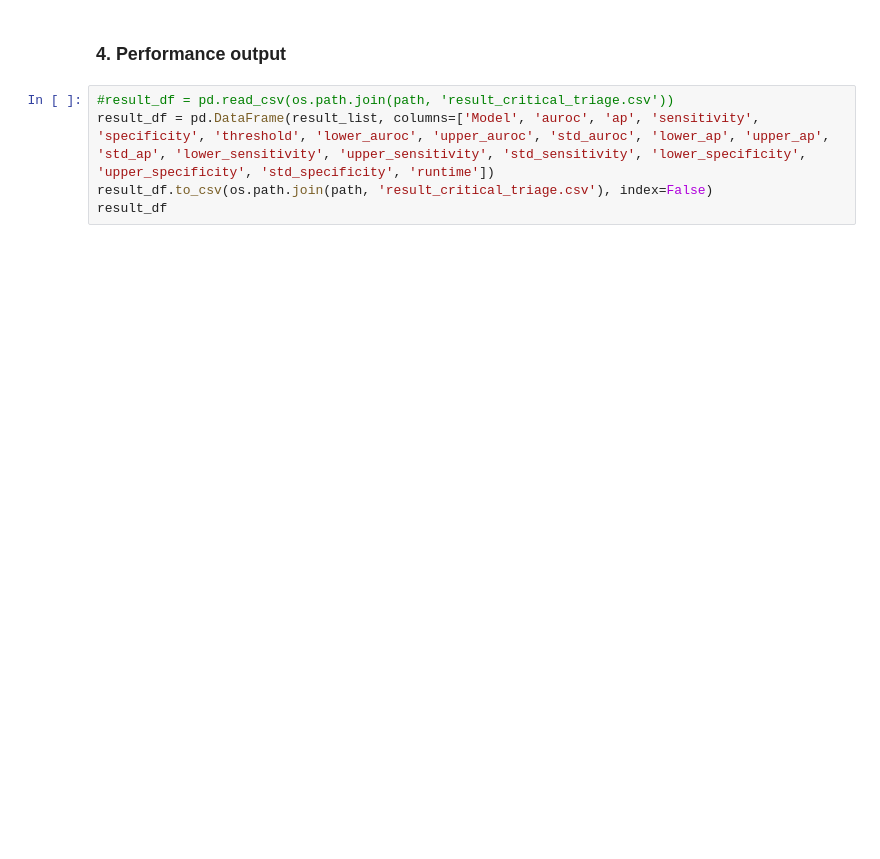
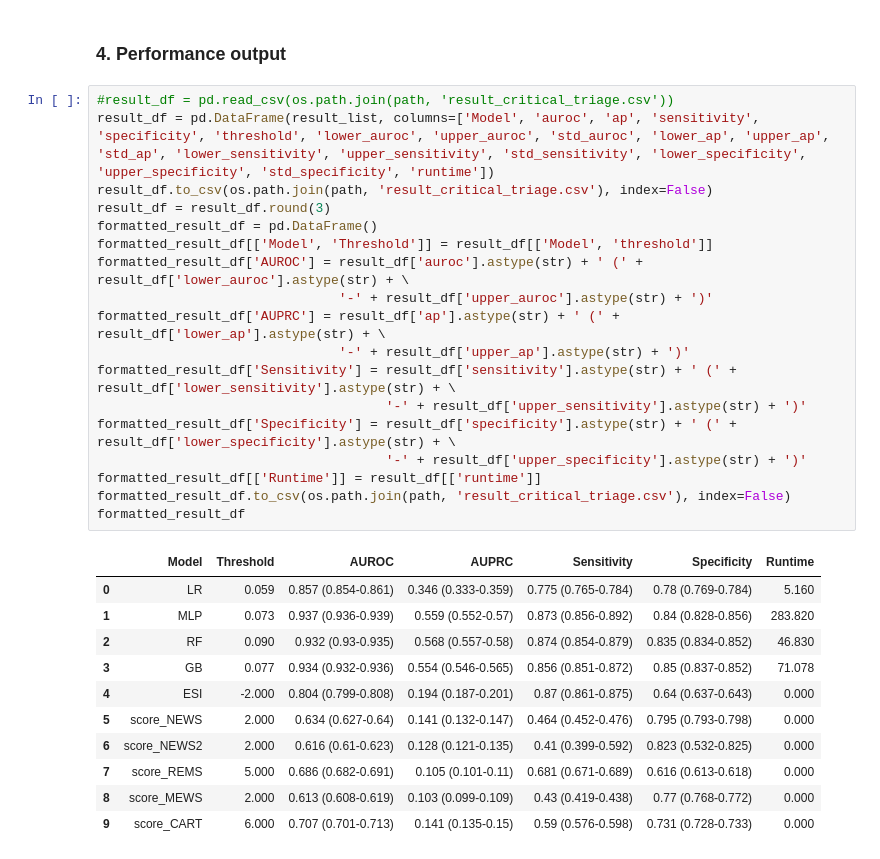
Before and after one commit to nliulab/mimic4ed-benchmark, a Jupyter notebook: Benchmark_scripts/Model_critical_triage_disposition.ipynb, the cells around one changed output. Drawn from its saved outputs; the diff is of its cells as text; blank space fills up the shorter version.

```diff
--- a/Benchmark_scripts/Model_critical_triage_disposition.ipynb
+++ b/Benchmark_scripts/Model_critical_triage_disposition.ipynb
@@ -276,8 +332,33 @@ get_score_performance("score_CART")
 # %%
 #result_df = pd.read_csv(os.path.join(path, 'result_critical_triage.csv'))
 result_df = pd.DataFrame(result_list, columns=['Model', 'auroc', 'ap', 'sensitivity', 'specificity', 'threshold', 'lower_auroc', 'upper_auroc', 'std_auroc', 'lower_ap', 'upper_ap', 'std_ap', 'lower_sensitivity', 'upper_sensitivity', 'std_sensitivity', 'lower_specificity', 'upper_specificity', 'std_specificity', 'runtime'])
 result_df.to_csv(os.path.join(path, 'result_critical_triage.csv'), index=False)
-result_df
+result_df = result_df.round(3)
+formatted_result_df = pd.DataFrame()
+formatted_result_df[['Model', 'Threshold']] = result_df[['Model', 'threshold']]
+formatted_result_df['AUROC'] = result_df['auroc'].astype(str) + ' (' + result_df['lower_auroc'].astype(str) + \
+                               '-' + result_df['upper_auroc'].astype(str) + ')'
+formatted_result_df['AUPRC'] = result_df['ap'].astype(str) + ' (' + result_df['lower_ap'].astype(str) + \
+                               '-' + result_df['upper_ap'].astype(str) + ')'
+formatted_result_df['Sensitivity'] = result_df['sensitivity'].astype(str) + ' (' + result_df['lower_sensitivity'].astype(str) + \
+                                     '-' + result_df['upper_sensitivity'].astype(str) + ')'
+formatted_result_df['Specificity'] = result_df['specificity'].astype(str) + ' (' + result_df['lower_specificity'].astype(str) + \
+                                     '-' + result_df['upper_specificity'].astype(str) + ')'
+formatted_result_df[['Runtime']] = result_df[['runtime']]
+formatted_result_df.to_csv(os.path.join(path, 'result_critical_triage.csv'), index=False)
+formatted_result_df
+# %% [output]
+|  | Model | Threshold | AUROC | AUPRC | Sensitivity | Specificity | Runtime |
+| 0 | LR | 0.059 | 0.857 (0.854-0.861) | 0.346 (0.333-0.359) | 0.775 (0.765-0.784) | 0.78 (0.769-0.784) | 5.160 |
+| 1 | MLP | 0.073 | 0.937 (0.936-0.939) | 0.559 (0.552-0.57) | 0.873 (0.856-0.892) | 0.84 (0.828-0.856) | 283.820 |
+| 2 | RF | 0.090 | 0.932 (0.93-0.935) | 0.568 (0.557-0.58) | 0.874 (0.854-0.879) | 0.835 (0.834-0.852) | 46.830 |
+| 3 | GB | 0.077 | 0.934 (0.932-0.936) | 0.554 (0.546-0.565) | 0.856 (0.851-0.872) | 0.85 (0.837-0.852) | 71.078 |
+| 4 | ESI | -2.000 | 0.804 (0.799-0.808) | 0.194 (0.187-0.201) | 0.87 (0.861-0.875) | 0.64 (0.637-0.643) | 0.000 |
+| 5 | score_NEWS | 2.000 | 0.634 (0.627-0.64) | 0.141 (0.132-0.147) | 0.464 (0.452-0.476) | 0.795 (0.793-0.798) | 0.000 |
+| 6 | score_NEWS2 | 2.000 | 0.616 (0.61-0.623) | 0.128 (0.121-0.135) | 0.41 (0.399-0.592) | 0.823 (0.532-0.825) | 0.000 |
+| 7 | score_REMS | 5.000 | 0.686 (0.682-0.691) | 0.105 (0.101-0.11) | 0.681 (0.671-0.689) | 0.616 (0.613-0.618) | 0.000 |
+| 8 | score_MEWS | 2.000 | 0.613 (0.608-0.619) | 0.103 (0.099-0.109) | 0.43 (0.419-0.438) | 0.77 (0.768-0.772) | 0.000 |
+| 9 | score_CART | 6.000 | 0.707 (0.701-0.713) | 0.141 (0.135-0.15) | 0.59 (0.576-0.598) | 0.731 (0.728-0.733) | 0.000 |
 # %%
 from helpers import plot_confidence_interval
 plot_confidence_interval(result_df, metric='auroc', ci=confidence_interval, name = "AUROC",
```
Also changed, not shown: parts of 17 cells of this notebook, 6 other files.
